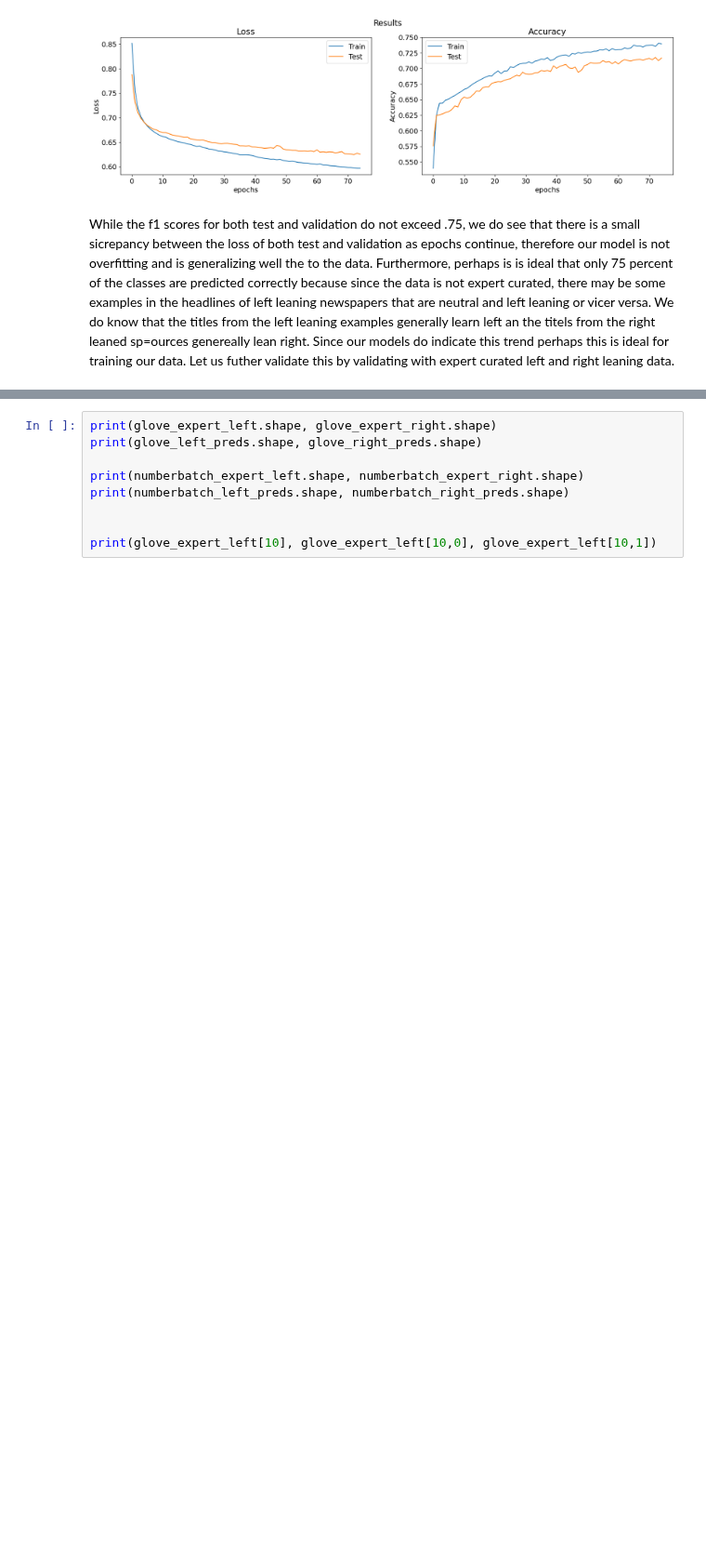
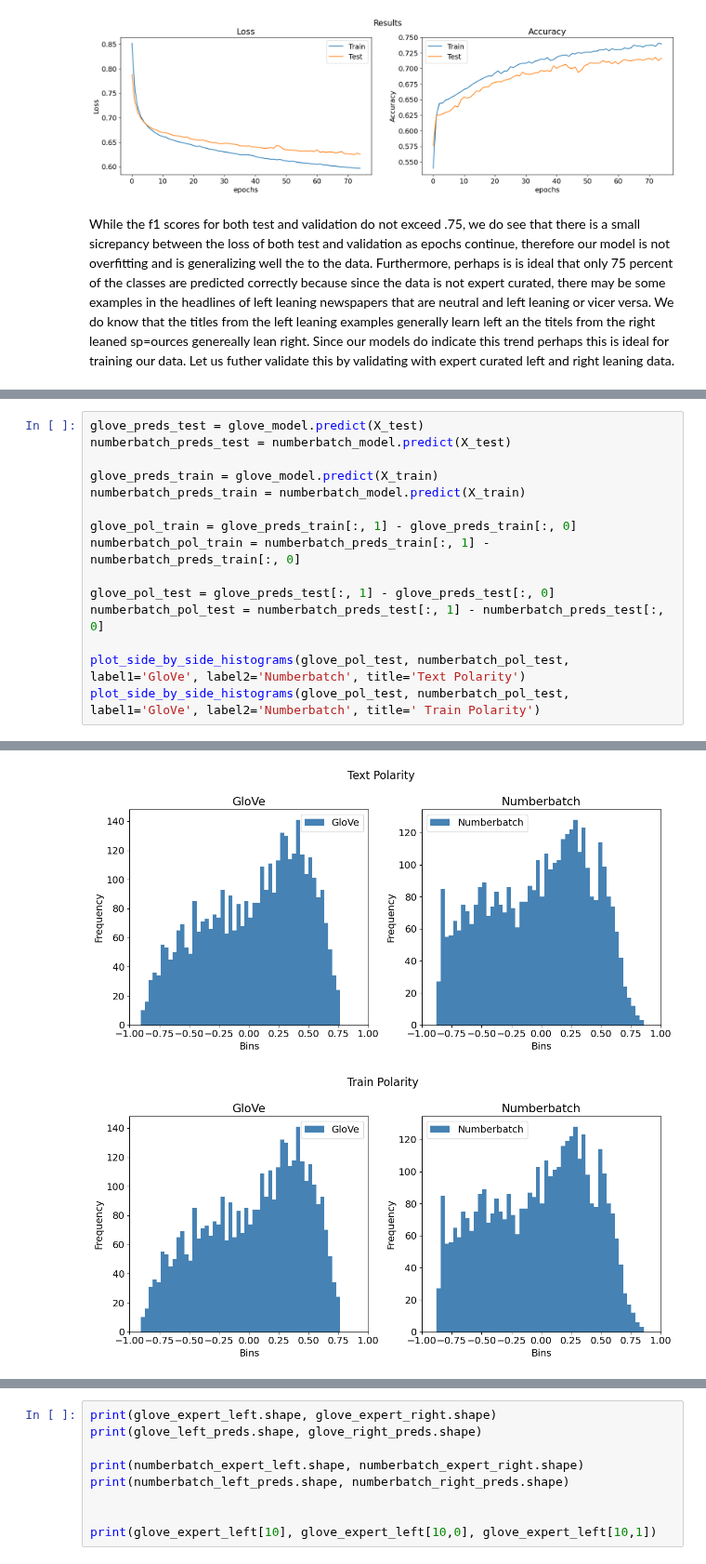
Before and after one commit to EliasLMann/pol-embed-bias, a Jupyter notebook: main.ipynb, the cells around one changed output, grey strips where cells are left out. Shown at 93% size. Drawn from its saved outputs; the diff is of its cells as text; blank space fills up the shorter version.

```diff
--- a/main.ipynb
+++ b/main.ipynb
@@ -443,0 +479,16 @@ right_padded = pad_sequences(right_tokens, maxlen=MAX_TITLE_LEN)
+# %%
+glove_preds_test = glove_model.predict(X_test)
+numberbatch_preds_test = numberbatch_model.predict(X_test)
+
+glove_preds_train = glove_model.predict(X_train)
+numberbatch_preds_train = numberbatch_model.predict(X_train)
+
+glove_pol_train = glove_preds_train[:, 1] - glove_preds_train[:, 0]
+numberbatch_pol_train = numberbatch_preds_train[:, 1] - numberbatch_preds_train[:, 0]
+
+glove_pol_test = glove_preds_test[:, 1] - glove_preds_test[:, 0]
+numberbatch_pol_test = numberbatch_preds_test[:, 1] - numberbatch_preds_test[:, 0]
+
+plot_side_by_side_histograms(glove_pol_test, numberbatch_pol_test, label1='GloVe', label2='Numberbatch', title='Text Polarity')
+plot_side_by_side_histograms(glove_pol_test, numberbatch_pol_test, label1='GloVe', label2='Numberbatch', title=' Train Polarity')
+# %% [output]
@@ -444,3 +499,5 @@ right_padded = pad_sequences(right_tokens, maxlen=MAX_TITLE_LEN)
+[figure, added]
+[figure, added]
 # %%
 glove_expert_left = glove_model.predict(left_padded)
 glove_expert_right = glove_model.predict(right_padded)
```
Also changed, not shown: parts of 7 cells of this notebook, 1 other file.
